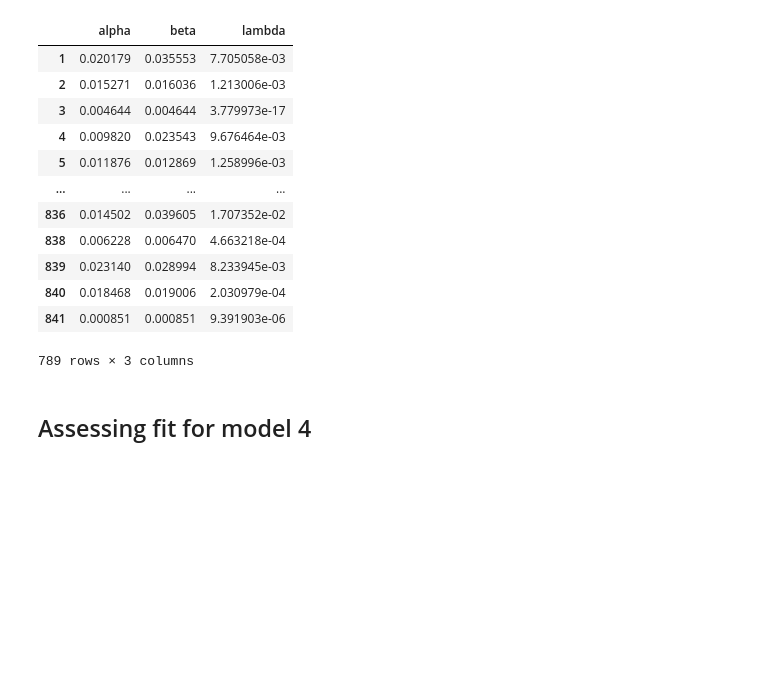
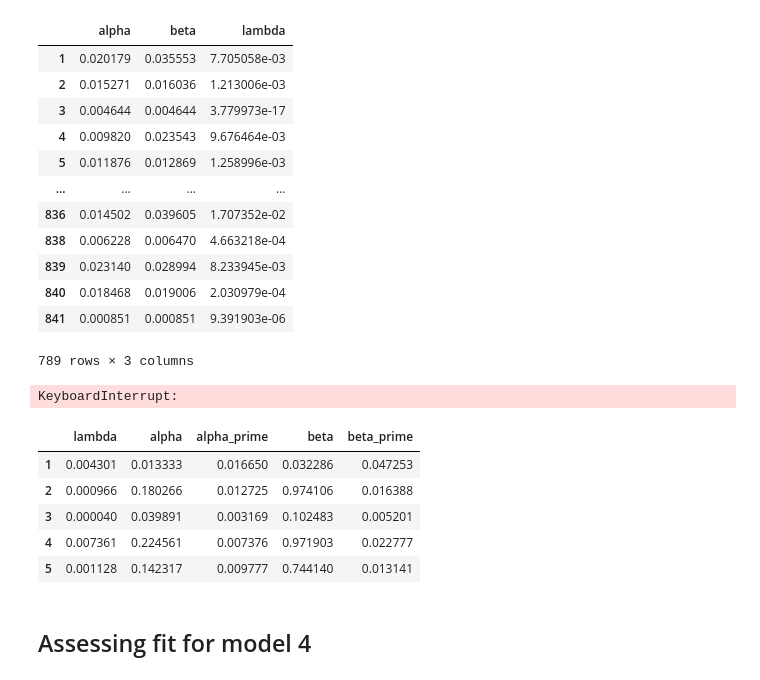
Before and after one commit to carlosaccp/Santander-SE-ME, a Jupyter notebook: code/fit_m4.ipynb, the cells around one changed output. Saved outputs shown, nothing was run; the diff lists cells and outputs as text; code cells hidden in the pictures; blank space fills up the shorter version.

```diff
--- a/code/fit_m4.ipynb
+++ b/code/fit_m4.ipynb
@@ -106,7 +108,7 @@ def A_m4(h, t, beta):
 
 #     return term1 + term2
 # %%
-def compensator_m4(t_scalar, t_precomputed, t_prime_precomputed, lambda_i, alpha_i, beta_i, alpha_i_prime, beta_i_prime):
+def compensator_m4(t_scalar, t_precomputed, t_prime_precomputed, lambda_i, alpha_i, alpha_i_prime, beta_i, beta_i_prime):
     """
     Evaluates compensator using already pre-computed list terms so we don't compute it every time.
     """
@@ -116,7 +118,7 @@ def compensator_m4(t_scalar, t_precomputed, t_prime_precomputed, lambda_i, alpha
     return term1 + term2 + term3
 
 def m4_log_likelihood(t_params,
- alpha_i, beta_i, alpha_i_prime, beta_i_prime, lambda_i):
+ lambda_i, alpha_i, alpha_i_prime, beta_i, beta_i_prime):
     """
     Gives log likelihood of our five parameters.
     t: start times from station i
@@ -124,19 +126,13 @@ def m4_log_likelihood(t_params,
 
     NOTE: t_prime NEEDS TO BE SORTED HERE
     """
+    # t_params: t, trunc_t, tprime, trunc_tprime, time_diffs
     t, t_precomputed, t_prime, t_prime_precomputed, time_differences = t_params
-
-
-    T = end_T # TODO: Is this how we get big T?
-
-    # Get A list
-    A_ = A_m4(len(t), t, beta_i)
-
-    # Get B list
-    B_ = B_m4(len(t), t, t_prime, beta_i_prime, time_differences)
-
-    term1 = np.sum(np.log(lambda_i + alpha_i_prime*B_[:len(t)+1] + alpha_i*A_[:len(t)+1]))
-
-    term2 = -compensator_m4(T, t_precomputed, t_prime_precomputed, lambda_i, alpha_i, beta_i, alpha_i_prime, beta_i_prime)
+    length_t = N(end_T, t)
+    T = end_T
+    A_ = A_m4(length_t, t, beta_i)
+    B_ = B_m4(length_t, t, t_prime, beta_i_prime, time_differences)
+    term1 = np.sum(np.log(lambda_i + alpha_i*A_ + alpha_i_prime*B_))
+    term2 = -compensator_m4(T, t_precomputed, t_prime_precomputed, lambda_i, alpha_i, alpha_i_prime,beta_i, beta_i_prime)
 
     return term1 + term2
@@ -185,30 +177,38 @@ model_3_params
 | 841 | 0.000851 | 0.000851 | 9.391903e-06 |
 789 rows × 3 columns
 # %%
+N_stat = len(train_sorted_start_ids)+1
 optimal_parameters = {}
-for st_id in tqdm(train_sorted_start_ids[:10]):
+for st_id in tqdm(train_sorted_start_ids[:N_stat]):
     # m2_station_params = model_2_params.loc[st_id].to_numpy()
     # m3_station_params = model_3_params.loc[st_id].to_numpy()
     #x0 = [np.log(m2_station_params[0]), np.log(m2_station_params[1] -m2_station_params[0] ), np.log(m3_station_params[0]), np.log(m3_station_params[1] - m3_station_params[0]), np.log(m3_station_params[-1])] # np.log(rates_dict[station.start_id.unique()[0]])]
     x0 = -np.ones(5) * 3
-    op_m4_log_likelihood = lambda x: -m4_log_likelihood(station_time_parameters[st_id], np.exp(x[0]), np.exp(x[0]) + np.exp(x[1]),np.exp(x[2]), np.exp(x[2]) + np.exp(x[3]), np.exp(x[4]))
+    op_m4_log_likelihood = lambda x: -m4_log_likelihood(station_time_parameters[st_id], np.exp(x[0]), np.exp(x[1]), np.exp(x[2]), np.exp(x[1]) + np.exp(x[3]), np.exp(x[2]) + np.exp(x[4]))
     sol = op.minimize(op_m4_log_likelihood, x0, method="Nelder-Mead")
     if sol.success:
-        transformed_alpha = np.exp(sol.x[0])
-        transformed_beta = np.exp(sol.x[0]) + np.exp(sol.x[1])
+        transformed_lambda = np.exp(sol.x[0])
+        transformed_alpha = np.exp(sol.x[1])
         transformed_alpha_prime = np.exp(sol.x[2])
-        transformed_beta_prime = np.exp(sol.x[2]) + np.exp(sol.x[3])
-        transformed_lambda = np.exp(sol.x[4])
-        max_params = [transformed_alpha, transformed_beta, transformed_alpha_prime, transformed_beta_prime, transformed_lambda]
+        transformed_beta = np.exp(sol.x[1]) + np.exp(sol.x[3])
+        transformed_beta_prime = np.exp(sol.x[2]) + np.exp(sol.x[4])
+        max_params = [transformed_lambda, transformed_alpha, transformed_alpha_prime, transformed_beta, transformed_beta_prime]
         optimal_parameters[st_id] = max_params
 
     else:
         raise OptimizationError(f"Failed to converge for station {st_id}.")
+# %% [output]
+KeyboardInterrupt:
 # %%
-param_df = pd.DataFrame(optimal_parameters.values(), index=optimal_parameters.keys(), columns = ["alpha", "beta","alpha_prime", "beta_prime", "lambda"])
-param_df = param_df[["lambda", "alpha", "beta", "alpha_prime", "beta_prime"]]
-param_df.head()
-m4_param_df = param_df
+m4_param_df = pd.DataFrame(optimal_parameters.values(), index=optimal_parameters.keys(), columns = ["lambda", "alpha", "alpha_prime", "beta", "beta_prime"])
+m4_param_df.head()
+# %% [output]
+|  | lambda | alpha | alpha_prime | beta | beta_prime |
+| 1 | 0.004301 | 0.013333 | 0.016650 | 0.032286 | 0.047253 |
+| 2 | 0.000966 | 0.180266 | 0.012725 | 0.974106 | 0.016388 |
+| 3 | 0.000040 | 0.039891 | 0.003169 | 0.102483 | 0.005201 |
+| 4 | 0.007361 | 0.224561 | 0.007376 | 0.971903 | 0.022777 |
+| 5 | 0.001128 | 0.142317 | 0.009777 | 0.744140 | 0.013141 |
 # %% [markdown]
 ## Assessing fit for model 4
 # %%
```
Also changed, not shown: parts of 11 cells of this notebook, 1 other file.
